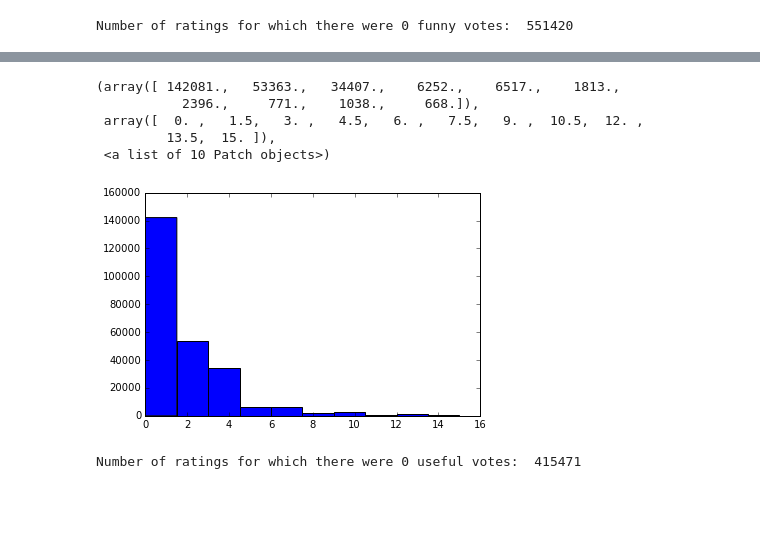
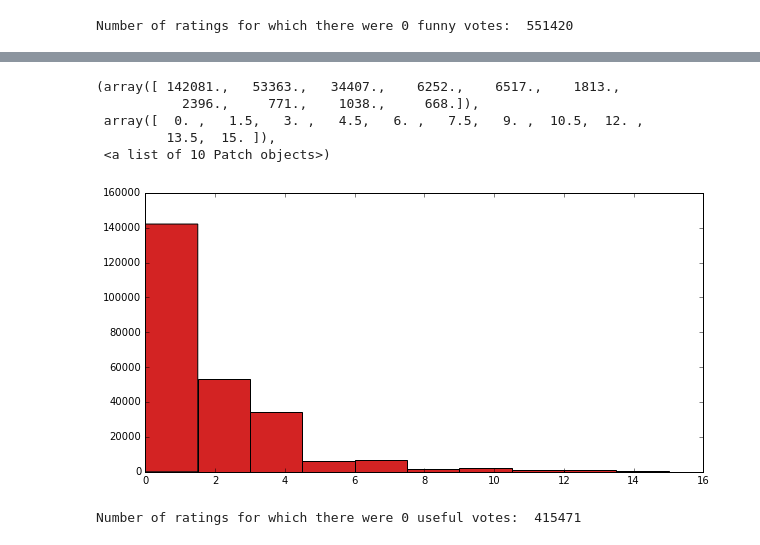
Before and after one commit to mkane12/CS109a_Final_Project, a Jupyter notebook: python/basic_histograms.ipynb, the cells around one changed output, grey strips where cells are left out. Cells and saved outputs as stored; diff of their text form; code cells hidden in the pictures; blank space fills up the shorter version.

```diff
--- a/python/basic_histograms.ipynb
+++ b/python/basic_histograms.ipynb
@@ -67,12 +66,15 @@ plt.hist(data['useful'], range=[0, 15])
 # %%
-plt.hist(data['useful'].iloc[data['useful'].nonzero()[0]], range=[0, 15])
+# Plot data
+fig, ax = plt.subplots(1, 1, figsize = (10, 5))
+
+plt.hist(data['useful'].iloc[data['useful'].nonzero()[0]], range=[0, 15], color='#d32323')
 # %% [output]
 (array([ 142081.,   53363.,   34407.,    6252.,    6517.,    1813.,
            2396.,     771.,    1038.,     668.]),
  array([  0. ,   1.5,   3. ,   4.5,   6. ,   7.5,   9. ,  10.5,  12. ,
          13.5,  15. ]),
  <a list of 10 Patch objects>)
-[figure, old version]
+[figure, new version]
 # %%
 print 'Number of ratings for which there were 0 useful votes: ', len(data['useful']) - len(data['useful'].iloc[data['useful'].nonzero()[0]])
 # %% [output]
```
Also changed, not shown: parts of 4 cells of this notebook, 3 other files.
